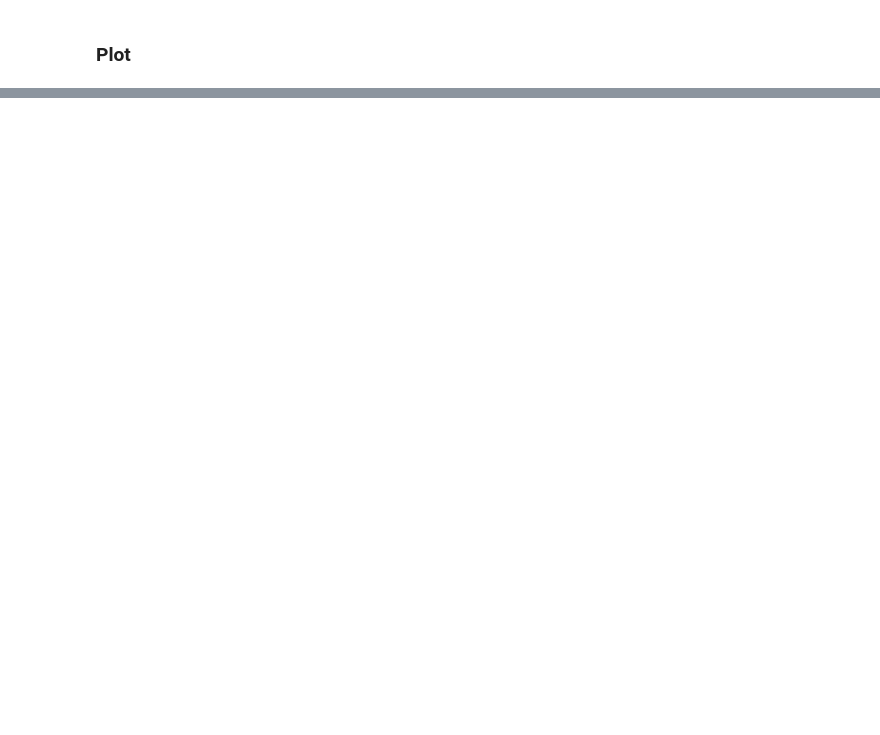
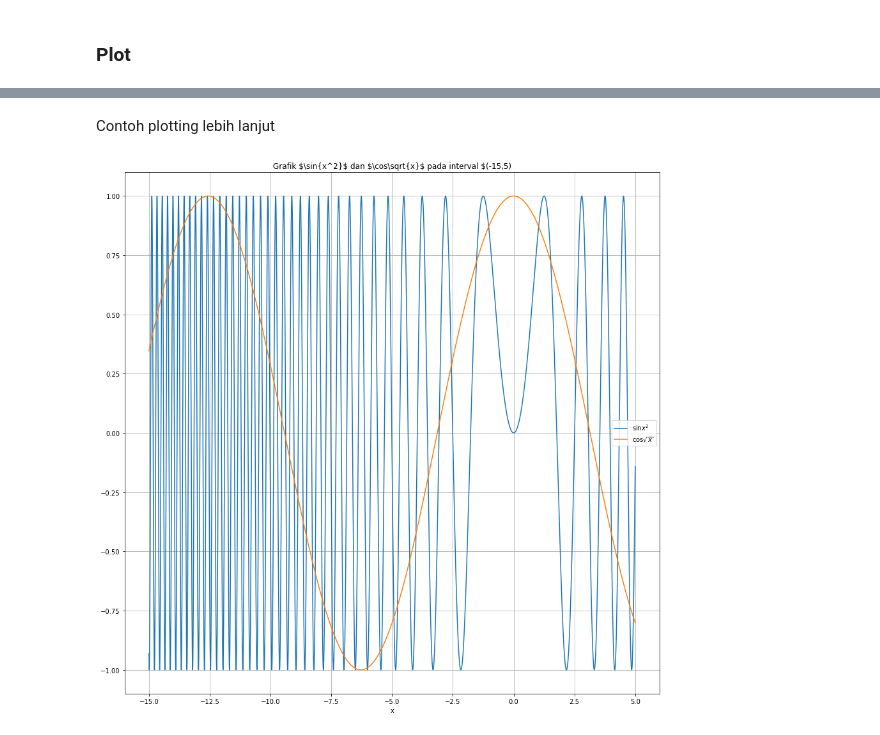
Before and after one commit to tdtimur/intropy, a Jupyter notebook: I.Intro.ipynb, the cells around one changed output, grey strips where cells are left out. Saved outputs shown, nothing was run; the diff lists cells and outputs as text; code cells hidden in the pictures; blank space fills up the shorter version.

```diff
--- a/I.Intro.ipynb
+++ b/I.Intro.ipynb
@@ -210,0 +229,17 @@ diff(x**2,x,x)
+# %% [markdown]
+Contoh plotting lebih lanjut
+# %%
+import pylab
+x = np.arange(-15., 5., 0.001)
+y1 = np.sin(x**2)
+y2 = np.cos(x**1/2)
+pylab.figure(figsize=(15, 15))
+pylab.plot(x, y1, label='$\sin{x^2}$')
+pylab.plot(x, y2, label='$\cos\sqrt{x}$')
+pylab.legend()
+pylab.grid()
+pylab.xlabel('x')
+pylab.title('Grafik $\sin{x^2}$ dan $\cos\sqrt{x}$ pada interval $(-15,5)')
+pylab.show()
+# %% [output]
+[figure, added]
```
Also changed, not shown: parts of 12 cells of this notebook, 1 other file.
